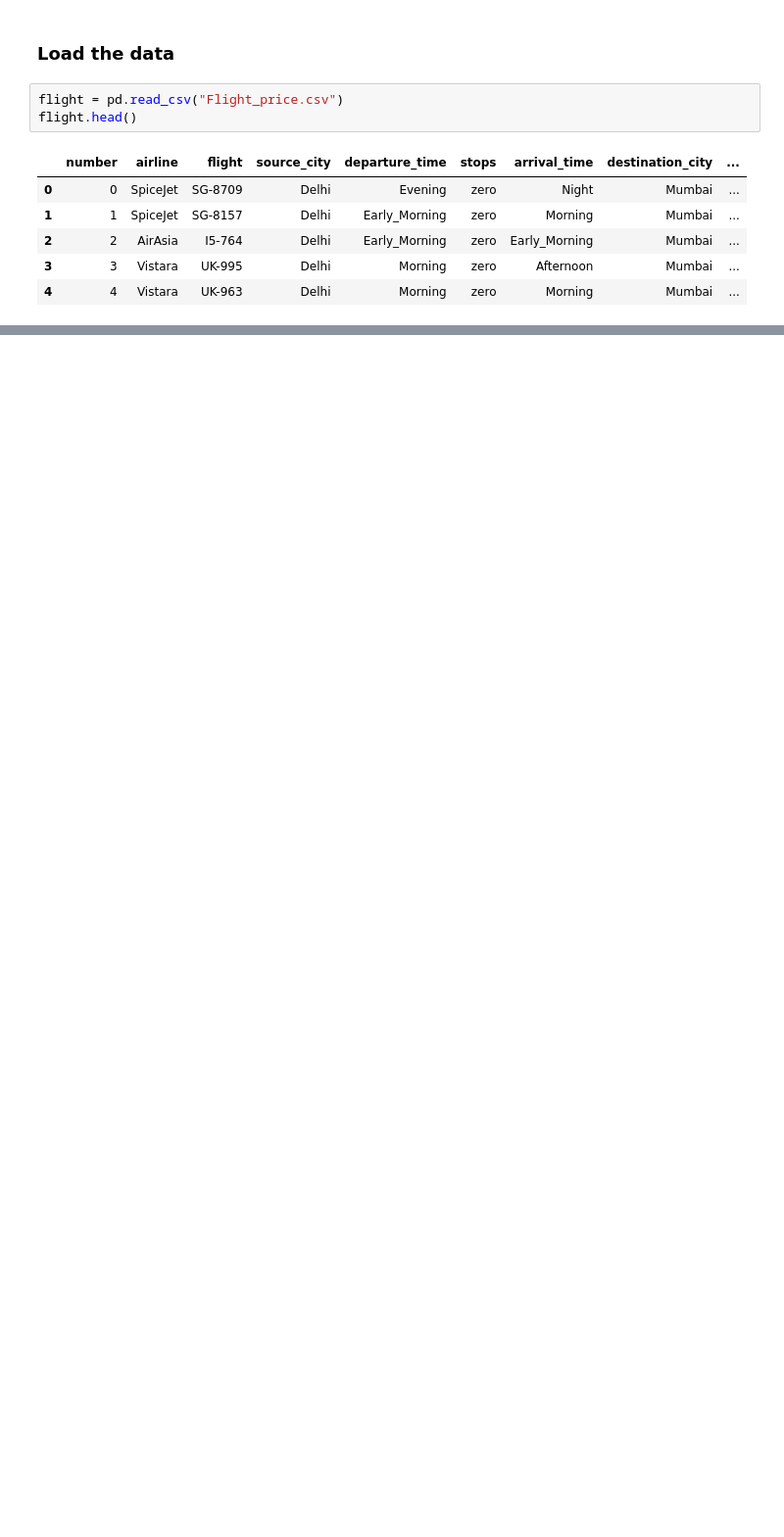
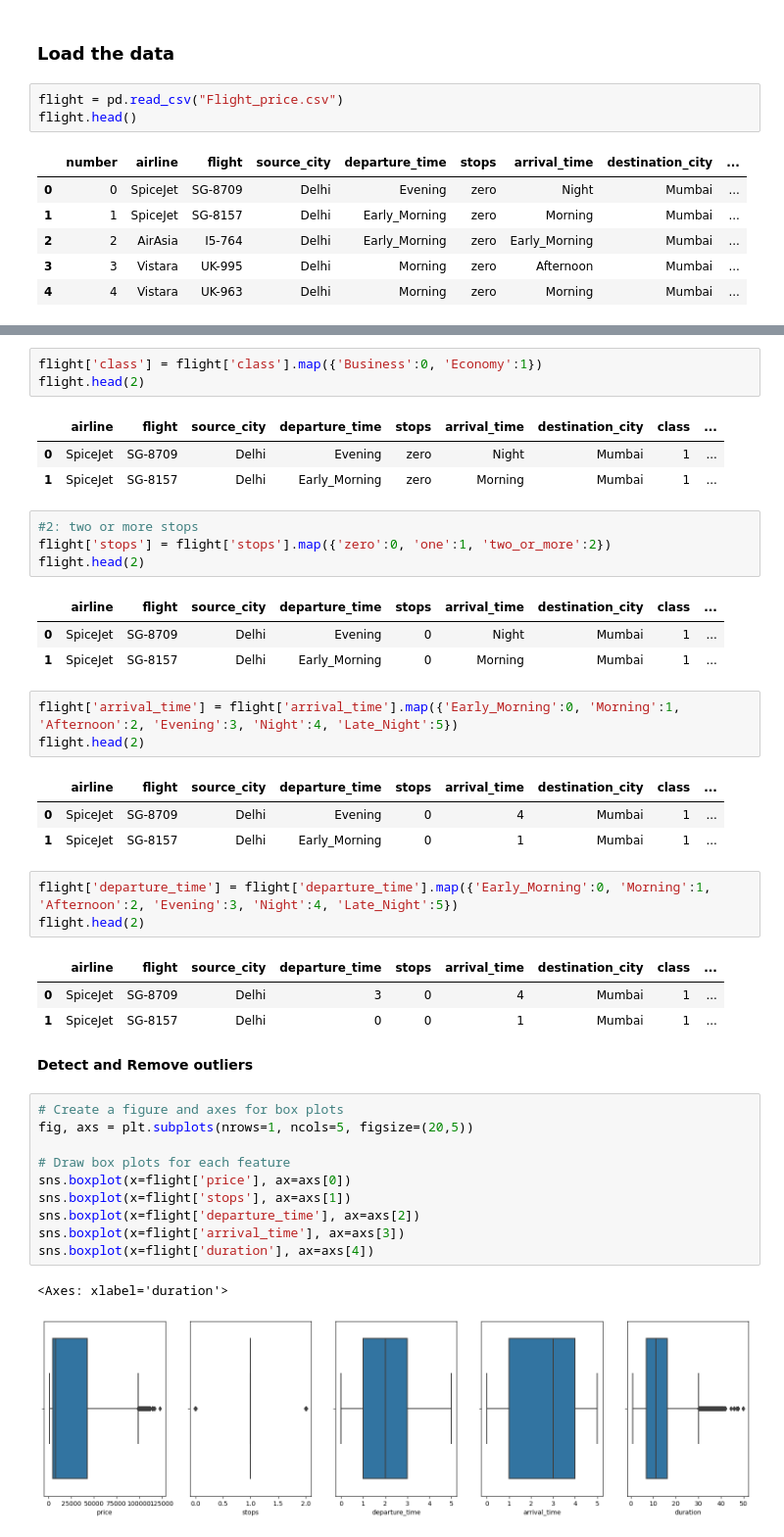
Before and after one commit to dhasaf/Classification, a Jupyter notebook: FlightPricePrediction.ipynb, the cells around one changed output, grey strips where cells are left out. Shown at 98% size. Saved outputs shown, nothing was run; the diff lists cells and outputs as text; blank space fills up the shorter version.

```diff
--- a/FlightPricePrediction.ipynb
+++ b/FlightPricePrediction.ipynb
@@ -32,0 +142,44 @@ flight.head()
+# %%
+flight['class'] = flight['class'].map({'Business':0, 'Economy':1})
+flight.head(2)
+# %% [output]
+|  | airline | flight | source_city | departure_time | stops | arrival_time | destination_city | class | ... |
+| 0 | SpiceJet | SG-8709 | Delhi | Evening | zero | Night | Mumbai | 1 | ... |
+| 1 | SpiceJet | SG-8157 | Delhi | Early_Morning | zero | Morning | Mumbai | 1 | ... |
+# %%
+#2: two or more stops
+flight['stops'] = flight['stops'].map({'zero':0, 'one':1, 'two_or_more':2})
+flight.head(2)
+# %% [output]
+|  | airline | flight | source_city | departure_time | stops | arrival_time | destination_city | class | ... |
+| 0 | SpiceJet | SG-8709 | Delhi | Evening | 0 | Night | Mumbai | 1 | ... |
+| 1 | SpiceJet | SG-8157 | Delhi | Early_Morning | 0 | Morning | Mumbai | 1 | ... |
+# %%
+flight['arrival_time'] = flight['arrival_time'].map({'Early_Morning':0, 'Morning':1, 'Afternoon':2, 'Evening':3, 'Night':4, 'Late_Night':5})
+flight.head(2)
+# %% [output]
+|  | airline | flight | source_city | departure_time | stops | arrival_time | destination_city | class | ... |
+| 0 | SpiceJet | SG-8709 | Delhi | Evening | 0 | 4 | Mumbai | 1 | ... |
+| 1 | SpiceJet | SG-8157 | Delhi | Early_Morning | 0 | 1 | Mumbai | 1 | ... |
+# %%
+flight['departure_time'] = flight['departure_time'].map({'Early_Morning':0, 'Morning':1, 'Afternoon':2, 'Evening':3, 'Night':4, 'Late_Night':5})
+flight.head(2)
+# %% [output]
+|  | airline | flight | source_city | departure_time | stops | arrival_time | destination_city | class | ... |
+| 0 | SpiceJet | SG-8709 | Delhi | 3 | 0 | 4 | Mumbai | 1 | ... |
+| 1 | SpiceJet | SG-8157 | Delhi | 0 | 0 | 1 | Mumbai | 1 | ... |
+# %% [markdown]
+**Detect and Remove outliers**
+# %%
+# Create a figure and axes for box plots
+fig, axs = plt.subplots(nrows=1, ncols=5, figsize=(20,5))
+
+# Draw box plots for each feature
+sns.boxplot(x=flight['price'], ax=axs[0])
+sns.boxplot(x=flight['stops'], ax=axs[1])
+sns.boxplot(x=flight['departure_time'], ax=axs[2])
+sns.boxplot(x=flight['arrival_time'], ax=axs[3])
+sns.boxplot(x=flight['duration'], ax=axs[4])
+# %% [output]
+<Axes: xlabel='duration'>
+[figure, added]
```
Also changed, not shown: parts of 35 cells of this notebook.
